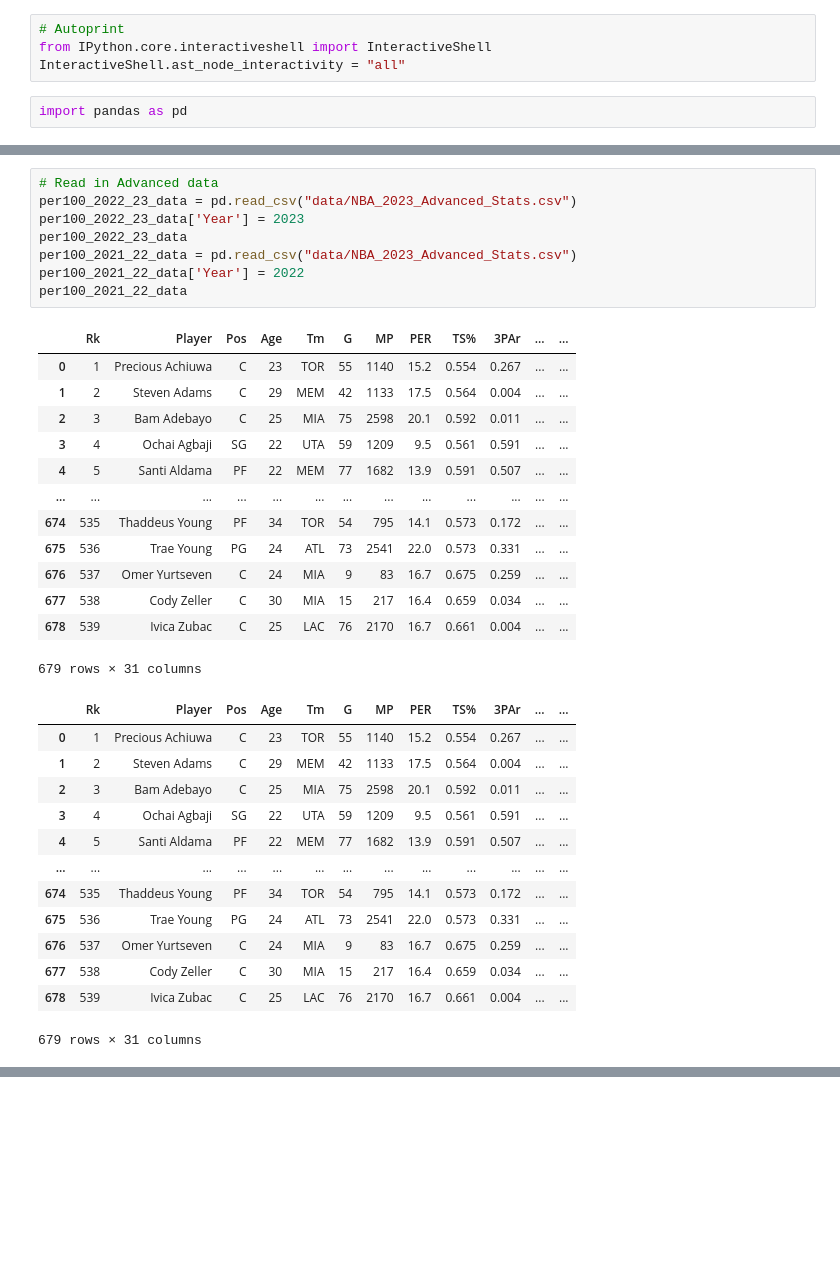
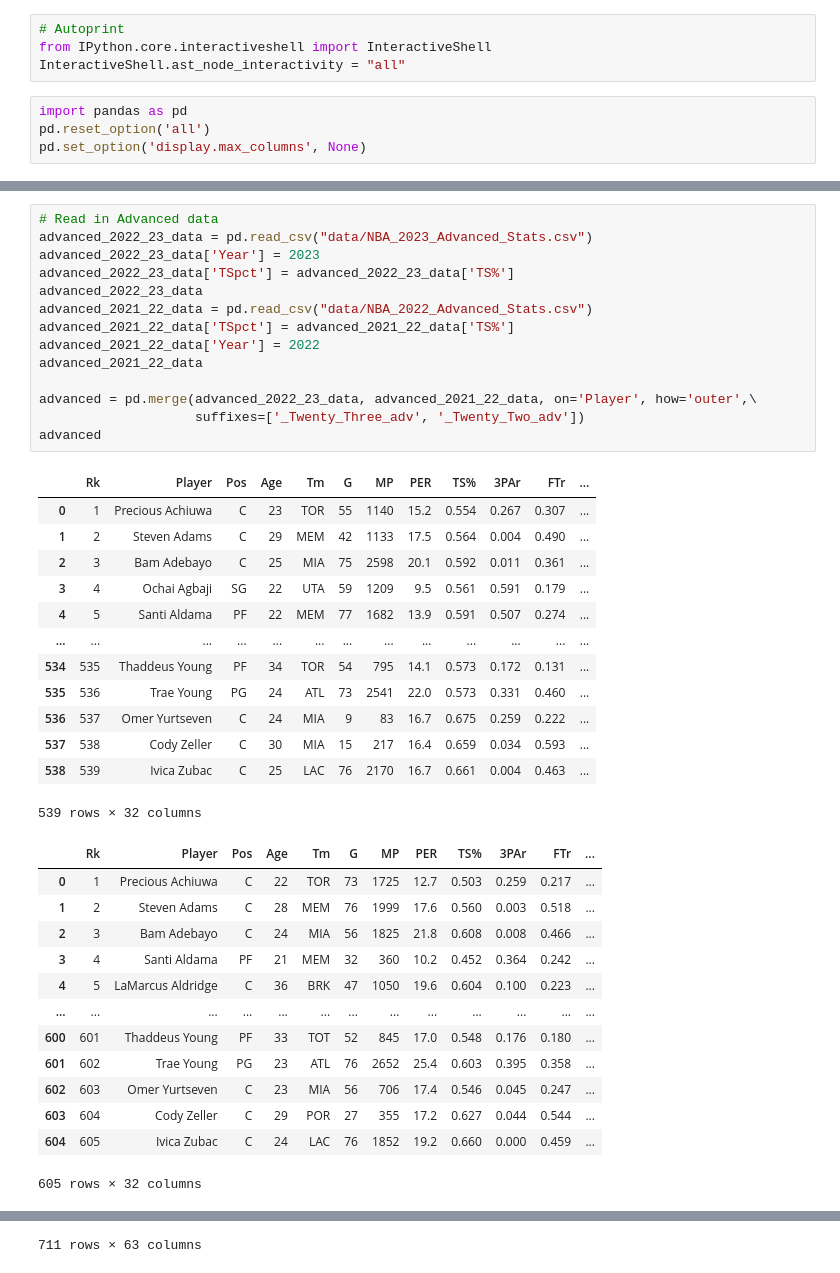
Before and after one commit to aodnoralov/Python-For-Sport-Analytics-Final-Project, a Jupyter notebook: Final Project NBA Indicators of Salary.ipynb, the cells around one changed output, grey strips where cells are left out. Cells and saved outputs as stored; diff of their text form; blank space fills up the shorter version.

```diff
--- a/Final Project NBA Indicators of Salary.ipynb
+++ b/Final Project NBA Indicators of Salary.ipynb
@@ -4,6 +4,8 @@ from IPython.core.interactiveshell import InteractiveShell
 InteractiveShell.ast_node_interactivity = "all"
 # %%
 import pandas as pd
+pd.reset_option('all')
+pd.set_option('display.max_columns', None)
 # %%
 # Read in Spotrac salary data
 salary_2022_23_data = pd.read_csv("data/NBA_2023_Free_Agents.csv")
@@ -210,35 +257,41 @@ usg_2021_22_data
 # %%
 # Read in Advanced data
-per100_2022_23_data = pd.read_csv("data/NBA_2023_Advanced_Stats.csv")
-per100_2022_23_data['Year'] = 2023
-per100_2022_23_data
-per100_2021_22_data = pd.read_csv("data/NBA_2023_Advanced_Stats.csv")
-per100_2021_22_data['Year'] = 2022
-per100_2021_22_data
+advanced_2022_23_data = pd.read_csv("data/NBA_2023_Advanced_Stats.csv")
+advanced_2022_23_data['Year'] = 2023
+advanced_2022_23_data['TSpct'] = advanced_2022_23_data['TS%']
+advanced_2022_23_data
+advanced_2021_22_data = pd.read_csv("data/NBA_2022_Advanced_Stats.csv")
+advanced_2021_22_data['TSpct'] = advanced_2021_22_data['TS%']
+advanced_2021_22_data['Year'] = 2022
+advanced_2021_22_data
+
+advanced = pd.merge(advanced_2022_23_data, advanced_2021_22_data, on='Player', how='outer',\
+                    suffixes=['_Twenty_Three_adv', '_Twenty_Two_adv'])
+advanced
 # %% [output]
-|  | Rk | Player | Pos | Age | Tm | G | MP | PER | TS% | 3PAr | ... | ... |
-| 0 | 1 | Precious Achiuwa | C | 23 | TOR | 55 | 1140 | 15.2 | 0.554 | 0.267 | ... | ... |
-| 1 | 2 | Steven Adams | C | 29 | MEM | 42 | 1133 | 17.5 | 0.564 | 0.004 | ... | ... |
-| 2 | 3 | Bam Adebayo | C | 25 | MIA | 75 | 2598 | 20.1 | 0.592 | 0.011 | ... | ... |
-| 3 | 4 | Ochai Agbaji | SG | 22 | UTA | 59 | 1209 | 9.5 | 0.561 | 0.591 | ... | ... |
-| 4 | 5 | Santi Aldama | PF | 22 | MEM | 77 | 1682 | 13.9 | 0.591 | 0.507 | ... | ... |
+|  | Rk | Player | Pos | Age | Tm | G | MP | PER | TS% | 3PAr | FTr | ... |
+| 0 | 1 | Precious Achiuwa | C | 23 | TOR | 55 | 1140 | 15.2 | 0.554 | 0.267 | 0.307 | ... |
+| 1 | 2 | Steven Adams | C | 29 | MEM | 42 | 1133 | 17.5 | 0.564 | 0.004 | 0.490 | ... |
+| 2 | 3 | Bam Adebayo | C | 25 | MIA | 75 | 2598 | 20.1 | 0.592 | 0.011 | 0.361 | ... |
+| 3 | 4 | Ochai Agbaji | SG | 22 | UTA | 59 | 1209 | 9.5 | 0.561 | 0.591 | 0.179 | ... |
+| 4 | 5 | Santi Aldama | PF | 22 | MEM | 77 | 1682 | 13.9 | 0.591 | 0.507 | 0.274 | ... |
 | ... | ... | ... | ... | ... | ... | ... | ... | ... | ... | ... | ... | ... |
-| 674 | 535 | Thaddeus Young | PF | 34 | TOR | 54 | 795 | 14.1 | 0.573 | 0.172 | ... | ... |
-| 675 | 536 | Trae Young | PG | 24 | ATL | 73 | 2541 | 22.0 | 0.573 | 0.331 | ... | ... |
-| 676 | 537 | Omer Yurtseven | C | 24 | MIA | 9 | 83 | 16.7 | 0.675 | 0.259 | ... | ... |
-| 677 | 538 | Cody Zeller | C | 30 | MIA | 15 | 217 | 16.4 | 0.659 | 0.034 | ... | ... |
-| 678 | 539 | Ivica Zubac | C | 25 | LAC | 76 | 2170 | 16.7 | 0.661 | 0.004 | ... | ... |
+| 534 | 535 | Thaddeus Young | PF | 34 | TOR | 54 | 795 | 14.1 | 0.573 | 0.172 | 0.131 | ... |
+| 535 | 536 | Trae Young | PG | 24 | ATL | 73 | 2541 | 22.0 | 0.573 | 0.331 | 0.460 | ... |
+| 536 | 537 | Omer Yurtseven | C | 24 | MIA | 9 | 83 | 16.7 | 0.675 | 0.259 | 0.222 | ... |
+| 537 | 538 | Cody Zeller | C | 30 | MIA | 15 | 217 | 16.4 | 0.659 | 0.034 | 0.593 | ... |
+| 538 | 539 | Ivica Zubac | C | 25 | LAC | 76 | 2170 | 16.7 | 0.661 | 0.004 | 0.463 | ... |
-679 rows × 31 columns
+539 rows × 32 columns
-|  | Rk | Player | Pos | Age | Tm | G | MP | PER | TS% | 3PAr | ... | ... |
-| 0 | 1 | Precious Achiuwa | C | 23 | TOR | 55 | 1140 | 15.2 | 0.554 | 0.267 | ... | ... |
-| 1 | 2 | Steven Adams | C | 29 | MEM | 42 | 1133 | 17.5 | 0.564 | 0.004 | ... | ... |
-| 2 | 3 | Bam Adebayo | C | 25 | MIA | 75 | 2598 | 20.1 | 0.592 | 0.011 | ... | ... |
-| 3 | 4 | Ochai Agbaji | SG | 22 | UTA | 59 | 1209 | 9.5 | 0.561 | 0.591 | ... | ... |
-| 4 | 5 | Santi Aldama | PF | 22 | MEM | 77 | 1682 | 13.9 | 0.591 | 0.507 | ... | ... |
+|  | Rk | Player | Pos | Age | Tm | G | MP | PER | TS% | 3PAr | FTr | ... |
+| 0 | 1 | Precious Achiuwa | C | 22 | TOR | 73 | 1725 | 12.7 | 0.503 | 0.259 | 0.217 | ... |
+| 1 | 2 | Steven Adams | C | 28 | MEM | 76 | 1999 | 17.6 | 0.560 | 0.003 | 0.518 | ... |
+| 2 | 3 | Bam Adebayo | C | 24 | MIA | 56 | 1825 | 21.8 | 0.608 | 0.008 | 0.466 | ... |
+| 3 | 4 | Santi Aldama | PF | 21 | MEM | 32 | 360 | 10.2 | 0.452 | 0.364 | 0.242 | ... |
+| 4 | 5 | LaMarcus Aldridge | C | 36 | BRK | 47 | 1050 | 19.6 | 0.604 | 0.100 | 0.223 | ... |
 | ... | ... | ... | ... | ... | ... | ... | ... | ... | ... | ... | ... | ... |
-| 674 | 535 | Thaddeus Young | PF | 34 | TOR | 54 | 795 | 14.1 | 0.573 | 0.172 | ... | ... |
-| 675 | 536 | Trae Young | PG | 24 | ATL | 73 | 2541 | 22.0 | 0.573 | 0.331 | ... | ... |
-| 676 | 537 | Omer Yurtseven | C | 24 | MIA | 9 | 83 | 16.7 | 0.675 | 0.259 | ... | ... |
-| 677 | 538 | Cody Zeller | C | 30 | MIA | 15 | 217 | 16.4 | 0.659 | 0.034 | ... | ... |
-| 678 | 539 | Ivica Zubac | C | 25 | LAC | 76 | 2170 | 16.7 | 0.661 | 0.004 | ... | ... |
+| 600 | 601 | Thaddeus Young | PF | 33 | TOT | 52 | 845 | 17.0 | 0.548 | 0.176 | 0.180 | ... |
+| 601 | 602 | Trae Young | PG | 23 | ATL | 76 | 2652 | 25.4 | 0.603 | 0.395 | 0.358 | ... |
+| 602 | 603 | Omer Yurtseven | C | 23 | MIA | 56 | 706 | 17.4 | 0.546 | 0.045 | 0.247 | ... |
+| 603 | 604 | Cody Zeller | C | 29 | POR | 27 | 355 | 17.2 | 0.627 | 0.044 | 0.544 | ... |
+| 604 | 605 | Ivica Zubac | C | 24 | LAC | 76 | 1852 | 19.2 | 0.660 | 0.000 | 0.459 | ... |
-679 rows × 31 columns
+605 rows × 32 columns
@@ -244,0 +310 @@ per100_2021_22_data
+711 rows × 63 columns
```
Also changed, not shown: parts of 6 cells of this notebook.
